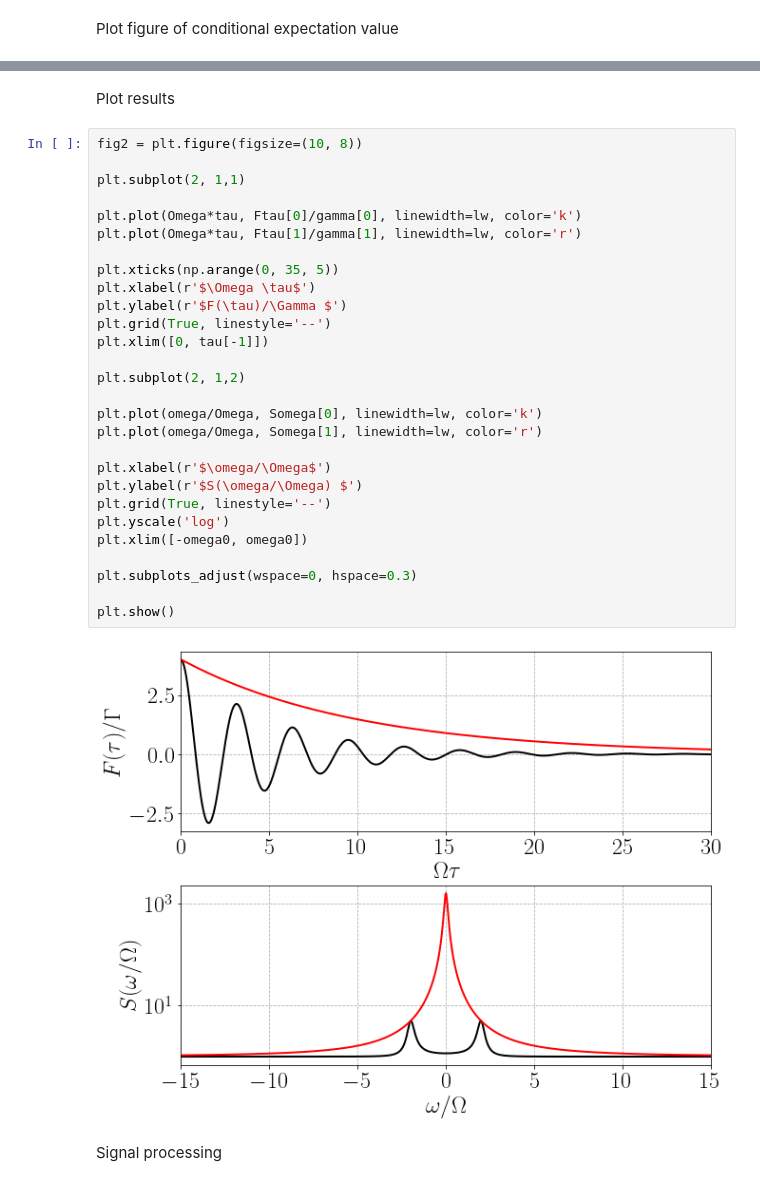
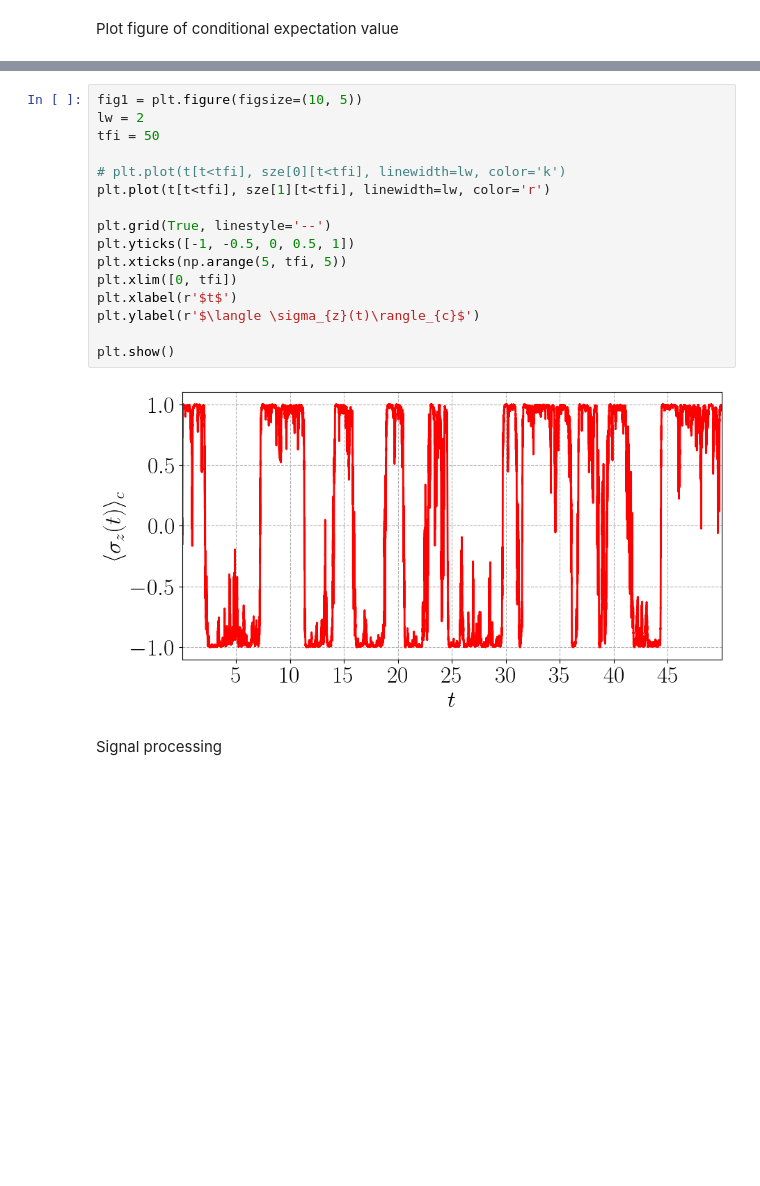
Before and after one commit to mikeal888/Tutorial_Paper, a Jupyter notebook: Example_C.ipynb, the cells around one changed output, grey strips where cells are left out. Cells and saved outputs as stored; diff of their text form; blank space fills up the shorter version.

```diff
--- a/Example_C.ipynb
+++ b/Example_C.ipynb
@@ -93,35 +74,21 @@ for c_op in c_ops:
-# %% [markdown]
-Plot results
-# %%
-fig2 = plt.figure(figsize=(10, 8))
-
-plt.subplot(2, 1,1)
-
-plt.plot(Omega*tau, Ftau[0]/gamma[0], linewidth=lw, color='k')
-plt.plot(Omega*tau, Ftau[1]/gamma[1], linewidth=lw, color='r')
-
-plt.xticks(np.arange(0, 35, 5))
-plt.xlabel(r'$\Omega \tau$')
-plt.ylabel(r'$F(\tau)/\Gamma $')
-plt.grid(True, linestyle='--')
-plt.xlim([0, tau[-1]])
-
-plt.subplot(2, 1,2)
-
-plt.plot(omega/Omega, Somega[0], linewidth=lw, color='k')
-plt.plot(omega/Omega, Somega[1], linewidth=lw, color='r')
-
-plt.xlabel(r'$\omega/\Omega$')
-plt.ylabel(r'$S(\omega/\Omega) $')
-plt.grid(True, linestyle='--')
-plt.yscale('log')
-plt.xlim([-omega0, omega0])
-
-plt.subplots_adjust(wspace=0, hspace=0.3)
-
-plt.show()
-# %% [output]
-[figure, removed]
+# %%
+fig1 = plt.figure(figsize=(10, 5))
+lw = 2
+tfi = 50
+
+# plt.plot(t[t<tfi], sze[0][t<tfi], linewidth=lw, color='k')
+plt.plot(t[t<tfi], sze[1][t<tfi], linewidth=lw, color='r')
+
+plt.grid(True, linestyle='--')
+plt.yticks([-1, -0.5, 0, 0.5, 1])
+plt.xticks(np.arange(5, tfi, 5))
+plt.xlim([0, tfi])
+plt.xlabel(r'$t$')
+plt.ylabel(r'$\langle \sigma_{z}(t)\rangle_{c}$')
+
+plt.show()
+# %% [output]
+[figure, added]
 # %% [markdown]
 Signal processing
 # %%
```
Also changed, not shown: parts of 9 cells of this notebook, 8 other files.
